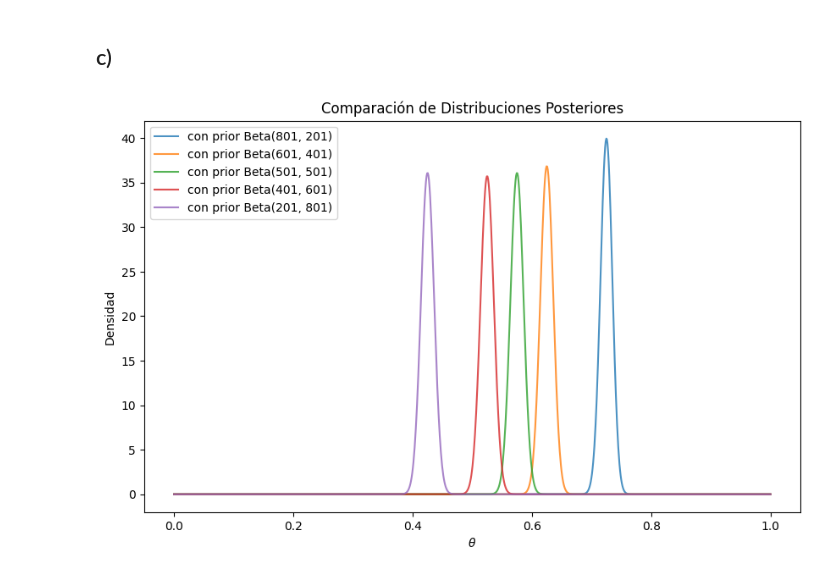
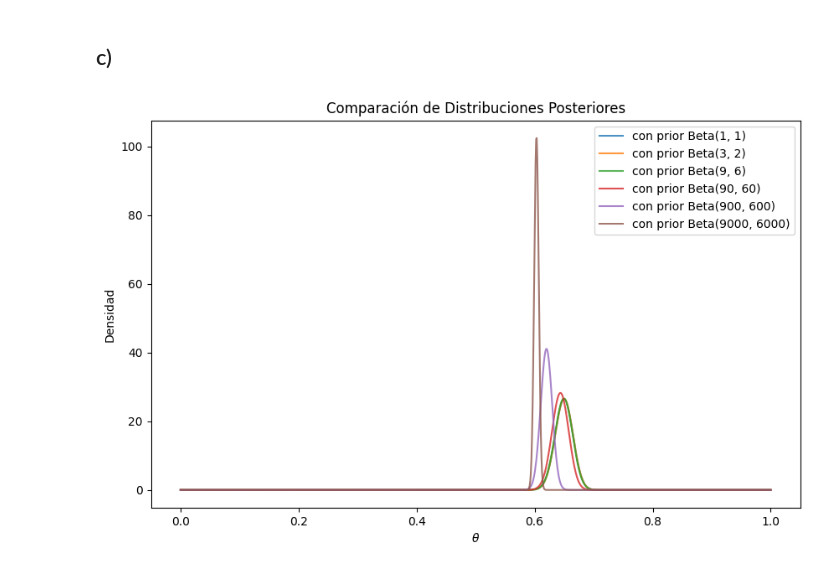
Before and after one commit to joaquin-miguel/inferencia_estadisitca, a Jupyter notebook: t_guia_6/7_clase_bayes_binomial_conjugado.ipynb, the cells around one changed output. Cells and saved outputs as stored; diff of their text form; code cells hidden in the pictures.

```diff
--- a/t_guia_6/7_clase_bayes_binomial_conjugado.ipynb
+++ b/t_guia_6/7_clase_bayes_binomial_conjugado.ipynb
@@ -55,23 +55,23 @@ plt.legend()
 # %%
 def plot_priors_comparison(priors, y, n):
     x = np.linspace(0, 1, 1000)
     plt.figure(figsize=(10, 6))
 
     for prior in priors:
         a, b = prior
         posterior = beta(a+y, b+n-y)
         plt.plot(x, posterior.pdf(x), label=f'con prior Beta({a}, {b})',alpha=0.8)
 
     plt.xlabel(r'$\theta$')
     plt.ylabel('Densidad')
     plt.title('Comparación de Distribuciones Posteriores')
     plt.legend()
     plt.show()
 
 #priors = [(1,1),(9,6)] #no cambia nada porque son ambos muy pequeños y se lleva todo la likelihood por n=1000
-#priors = [(1,1),(3,2),(9,6),(90,60),(900,600),(9000,6000)] #distintas varianzas, misma media
-priors = [(801,201),(601,401),(501,501),(401,601),(201,801)] #distintas medias, misma varianza
+priors = [(1,1),(3,2),(9,6),(90,60),(900,600),(9000,6000)] #distintas varianzas, misma media
+#priors = [(801,201),(601,401),(501,501),(401,601),(201,801)] #distintas medias, misma varianza
 
 plot_priors_comparison(priors, y, n)
 # %% [output]
-[figure, old version]
+[figure, new version]
```
Also changed, not shown: 3 other files.
